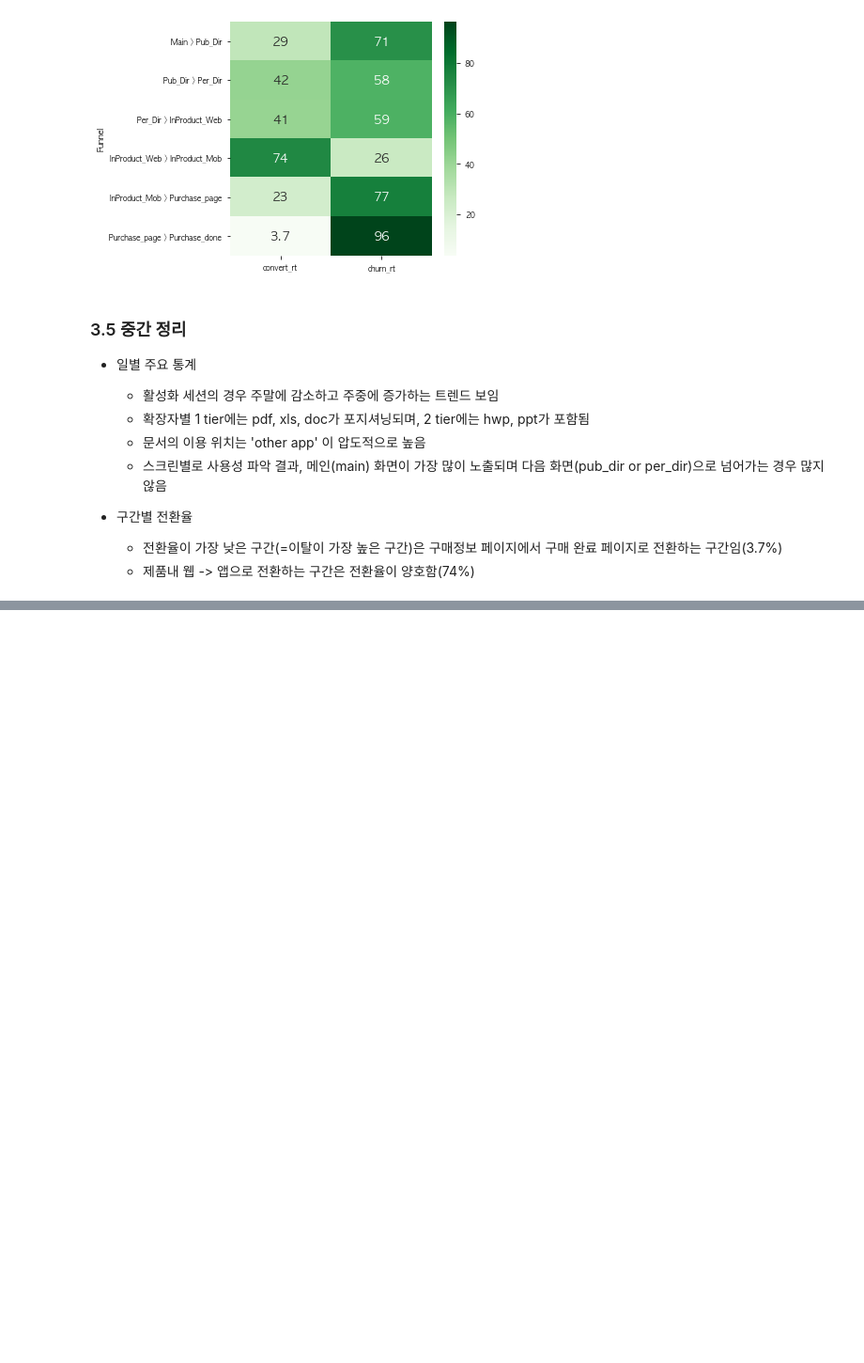
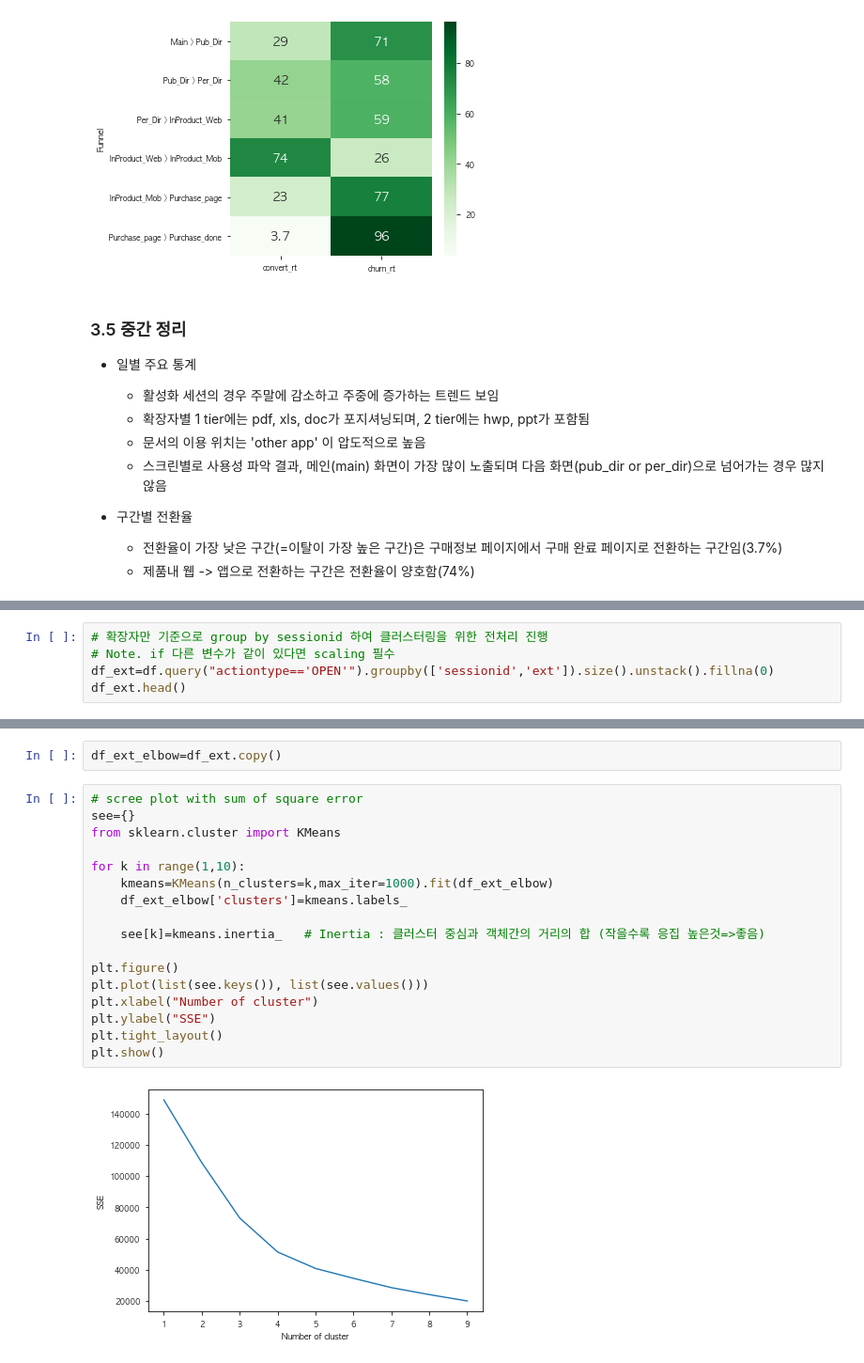
Before and after one commit to suhyun-cho/TIL, a Jupyter notebook: python/데이터분석Tutorial_유저Funnel분석.ipynb, the cells around one changed output, grey strips where cells are left out. Shown at 94% size. Cells and saved outputs as stored; diff of their text form; blank space fills up the shorter version.

```diff
--- a/python/데이터분석Tutorial_유저Funnel분석.ipynb
+++ b/python/데이터분석Tutorial_유저Funnel분석.ipynb
@@ -1421,0 +1441,5 @@ plt.tight_layout()
+# %%
+# 확장자만 기준으로 group by sessionid 하여 클러스터링을 위한 전처리 진행
+# Note. if 다른 변수가 같이 있다면 scaling 필수
+df_ext=df.query("actiontype=='OPEN'").groupby(['sessionid','ext']).size().unstack().fillna(0)
+df_ext.head()
@@ -1421,0 +1454,21 @@ plt.tight_layout()
+# %%
+df_ext_elbow=df_ext.copy()
+# %%
+# scree plot with sum of square error
+see={}
+from sklearn.cluster import KMeans
+
+for k in range(1,10):
+    kmeans=KMeans(n_clusters=k,max_iter=1000).fit(df_ext_elbow)
+    df_ext_elbow['clusters']=kmeans.labels_
+
+    see[k]=kmeans.inertia_   # Inertia : 클러스터 중심과 객체간의 거리의 합 (작을수록 응집 높은것=>좋음)
+
+plt.figure()
+plt.plot(list(see.keys()), list(see.values()))
+plt.xlabel("Number of cluster")
+plt.ylabel("SSE")
+plt.tight_layout()
+plt.show()
+# %% [output]
+[figure, added]
```
Also changed, not shown: parts of 45 cells of this notebook.
